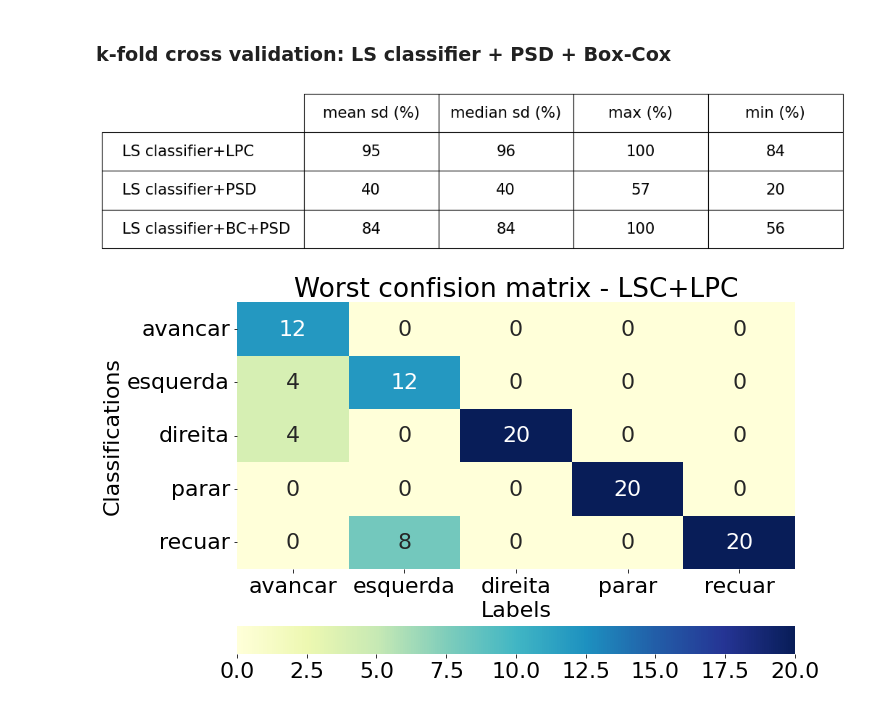
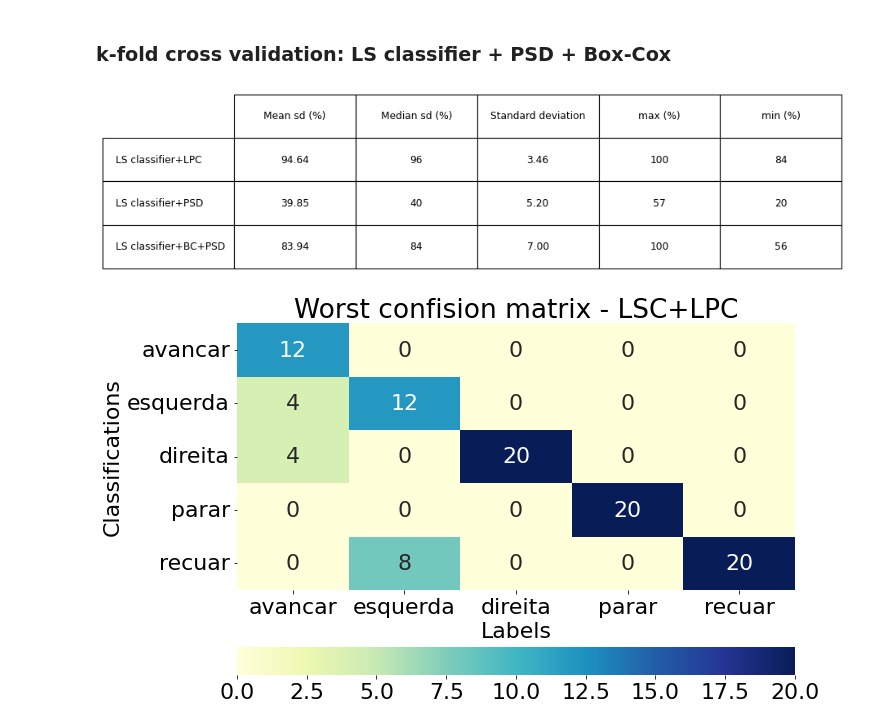
Before and after one commit to tapyu/to-rm-courses, a Jupyter notebook: identificação_de_sistemas/Projeto 1 - Extração de Atributos de Sinais de Voz para Classificação de Padrões/TC1.ipynb, the cells around one changed output. Drawn from its saved outputs; the diff is of its cells as text; code cells hidden in the pictures.

```diff
--- a/identificação_de_sistemas/Projeto 1 - Extração de Atributos de Sinais de Voz para Classificação de Padrões/TC1.ipynb
+++ b/identificação_de_sistemas/Projeto 1 - Extração de Atributos de Sinais de Voz para Classificação de Padrões/TC1.ipynb
@@ -264,6 +284,9 @@ class LS_Classifier():
     # min accuracy in %
     def get_min(self):
         return (self.N_test - max(self.n_errors))*100 / self.N_test
+    # standard deviation
+    def get_sd(self):
+        return stdev(self.N_test - array(self.n_errors))
 
     def get_confusion_matrix_worst(self):
         return self.confusion_matrix_worst
@@ -283,7 +306,7 @@ ls_classifier = LS_Classifier()
 for train_set in kfold_iterator:
     # generate train dataset
     X_train, D_train = empty((P_LPC, 0)), empty((5, 0))
-    all_data_train = {key:value for key, value in all_data.items() if 'p10' in key and any([key.split('_')[1] == str(e) for e in train_set])}
+    all_data_train = {key:value for key, value in all_data.items() if any([key.split('_')[1] == str(e) for e in train_set])}
     for data in all_data_train.values():
         X_train = concatenate((X_train, data['all_a'][:,None]), axis=1)
         D_train = concatenate((D_train, data['d'][:,None]), axis=1)
@@ -292,14 +315,14 @@ for train_set in kfold_iterator:
     test_set = list(range(1,11))
     for e in train_set:
         test_set.remove(e)
-    all_data_test = {key:value for key, value in all_data.items() if 'p10' in key and any([key.split('_')[1] == str(e) for e in test_set])}
+    all_data_test = {key:value for key, value in all_data.items() if any([key.split('_')[1] == str(e) for e in test_set])}
     for data in all_data_test.values():
         X_test = concatenate((X_test, data['all_a'][:,None]), axis=1)
         D_test = concatenate((D_test, data['d'][:,None]), axis=1)
     ls_classifier.train(X_train, D_train)
     ls_classifier.test(X_test, D_test)
 
-LSC_LPC = {'mean': ls_classifier.get_mean(), 'median': ls_classifier.get_median(), 'max': ls_classifier.get_max(), 'min': ls_classifier.get_min(), 'best confusion matrix': ls_classifier.get_confusion_matrix_best(), 'worst confision matrix': ls_classifier.get_confusion_matrix_worst()}
+LSC_LPC = {'mean': ls_classifier.get_mean(), 'median': ls_classifier.get_median(), 'max': ls_classifier.get_max(), 'min': ls_classifier.get_min(), 'standard deviation': ls_classifier.get_sd(), 'best confusion matrix': ls_classifier.get_confusion_matrix_best(), 'worst confision matrix': ls_classifier.get_confusion_matrix_worst()}
 # %% [markdown]
 #### K-fold cross validation: LS classifier + PSD
 # %%
@@ -312,7 +335,7 @@ ls_classifier = LS_Classifier()
 for train_set in kfold_iterator:
     # generate train dataset
     X_train, D_train = empty((P_PSD, 0)), empty((5, 0))
-    all_data_train = {key:value for key, value in all_data.items() if 'p10' in key and any([key.split('_')[1] == str(e) for e in train_set])}
+    all_data_train = {key:value for key, value in all_data.items() if any([key.split('_')[1] == str(e) for e in train_set])}
     for data in all_data_train.values():
         X_train = concatenate((X_train, data['psd sampled'][:,None]), axis=1)
         D_train = concatenate((D_train, data['d'][:,None]), axis=1)
@@ -321,14 +344,14 @@ for train_set in kfold_iterator:
     test_set = list(range(1,11))
     for e in train_set:
         test_set.remove(e)
-    all_data_test = {key:value for key, value in all_data.items() if 'p10' in key and any([key.split('_')[1] == str(e) for e in test_set])}
+    all_data_test = {key:value for key, value in all_data.items() if any([key.split('_')[1] == str(e) for e in test_set])}
     for data in all_data_test.values():
         X_test = concatenate((X_test, data['psd sampled'][:,None]), axis=1)
         D_test = concatenate((D_test, data['d'][:,None]), axis=1)
     ls_classifier.train(X_train, D_train)
     ls_classifier.test(X_test, D_test)
 
-LSC_PSD = {'mean': ls_classifier.get_mean(), 'median': ls_classifier.get_median(), 'max': ls_classifier.get_max(), 'min': ls_classifier.get_min(), 'best confusion matrix': ls_classifier.get_confusion_matrix_best(), 'worst confision matrix': ls_classifier.get_confusion_matrix_worst()}
+LSC_PSD = {'mean': ls_classifier.get_mean(), 'median': ls_classifier.get_median(), 'max': ls_classifier.get_max(), 'min': ls_classifier.get_min(), 'standard deviation': ls_classifier.get_sd(), 'best confusion matrix': ls_classifier.get_confusion_matrix_best(), 'worst confision matrix': ls_classifier.get_confusion_matrix_worst()}
 # %% [markdown]
 ### k-fold cross validation: LS classifier + PSD + Box-Cox
 # %%
@@ -339,7 +362,7 @@ ls_classifier = LS_Classifier()
 for train_set in kfold_iterator:
     # generate train dataset
     X_train, D_train = empty((P_PSD, 0)), empty((5, 0))
-    all_data_train = {key:value for key, value in all_data.items() if 'p10' in key and any([key.split('_')[1] == str(e) for e in train_set])}
+    all_data_train = {key:value for key, value in all_data.items() if any([key.split('_')[1] == str(e) for e in train_set])}
     for data in all_data_train.values():
         X_train = concatenate((X_train, data['psd sampled box-cox'][:,None]), axis=1)
         D_train = concatenate((D_train, data['d'][:,None]), axis=1)
@@ -348,30 +371,30 @@ for train_set in kfold_iterator:
     test_set = list(range(1,11))
     for e in train_set:
         test_set.remove(e)
-    all_data_test = {key:value for key, value in all_data.items() if 'p10' in key and any([key.split('_')[1] == str(e) for e in test_set])}
+    all_data_test = {key:value for key, value in all_data.items() if any([key.split('_')[1] == str(e) for e in test_set])}
     for data in all_data_test.values():
         X_test = concatenate((X_test, data['psd sampled box-cox'][:,None]), axis=1)
         D_test = concatenate((D_test, data['d'][:,None]), axis=1)
     ls_classifier.train(X_train, D_train)
     ls_classifier.test(X_test, D_test)
 
-LSC_PSD_BC = {'mean': ls_classifier.get_mean(), 'median': ls_classifier.get_median(), 'max': ls_classifier.get_max(), 'min': ls_classifier.get_min(), 'best confusion matrix': ls_classifier.get_confusion_matrix_best(), 'worst confision matrix': ls_classifier.get_confusion_matrix_worst()}
+LSC_PSD_BC = {'mean': ls_classifier.get_mean(), 'median': ls_classifier.get_median(), 'max': ls_classifier.get_max(), 'min': ls_classifier.get_min(), 'standard deviation': ls_classifier.get_sd(), 'best confusion matrix': ls_classifier.get_confusion_matrix_best(), 'worst confision matrix': ls_classifier.get_confusion_matrix_worst()}
 # %%
 fig = plt.figure(figsize=(12, 3), dpi=80)
 ax = fig.gca()
 # hide axes
 fig.patch.set_visible(False)
 ax.axis('off')
 ax.axis('tight')
-col_labels = ['mean sd (%)', 'median sd (%)', 'max (%)', 'min (%)']
+col_labels = ['Mean sd (%)', 'Median sd (%)', 'Standard deviation', 'max (%)', 'min (%)']
 row_labels = ['LS classifier+LPC', 'LS classifier+PSD', 'LS classifier+BC+PSD']
-cell_tex = [[f'{x[value]:.0f}' for value in ('mean', 'median', 'max', 'min')] for x in (LSC_LPC, LSC_PSD, LSC_PSD_BC)]
+cell_tex = [(f"{x['mean']:.2f}", f"{x['median']:.0f}", f"{x['standard deviation']:.2f}", f"{x['max']:.0f}", f"{x['min']:.0f}") for x in (LSC_LPC, LSC_PSD, LSC_PSD_BC)]
 
 table_ = ax.table(cellText=cell_tex, colLabels=col_labels, loc='center', cellLoc='center', rowLabels=row_labels)
 table_.scale(1, 4)
 plt.show()
 # %% [output]
-[figure, old version]
+[figure, new version]
 # %%
 for method, method_name in zip((LSC_LPC, LSC_PSD, LSC_PSD_BC), ('LSC+LPC', 'LSC+PSD', 'LSC+PSD+BC')):
     for conf_mat in 'worst confision matrix', 'best confusion matrix':
```
Also changed, not shown: parts of 23 cells of this notebook, 51 other files.
